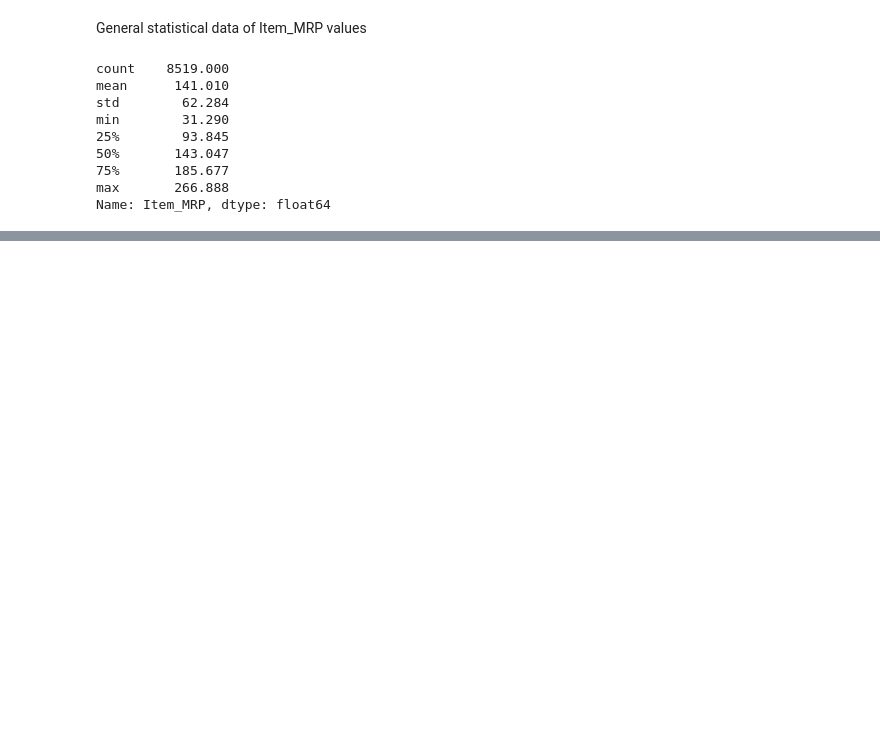
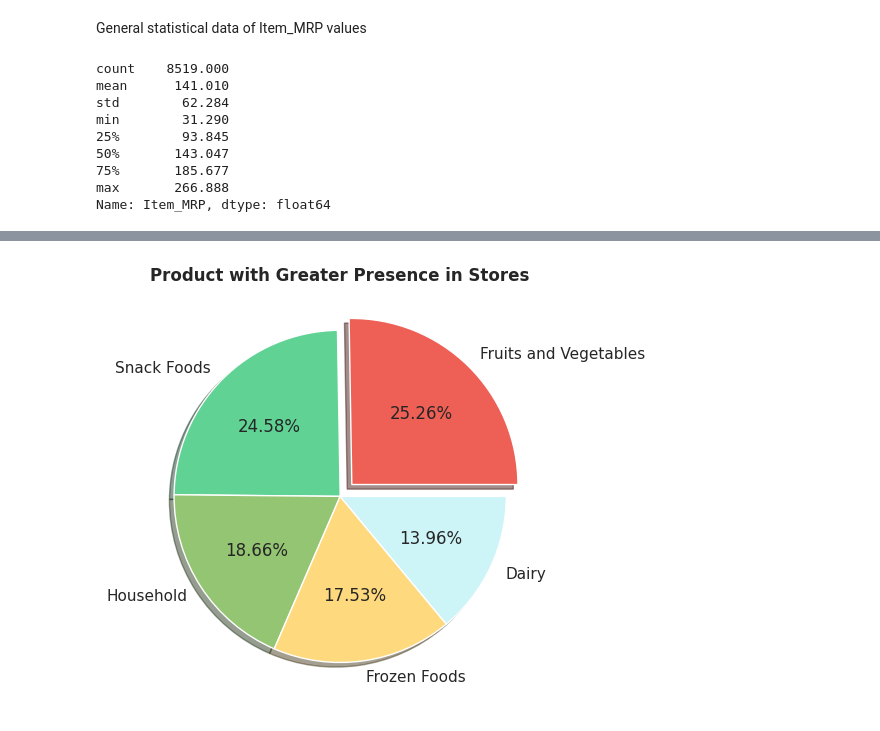
Before and after one commit to samantha-isaac/sales-predictions, a Jupyter notebook: salesPredictions.ipynb, the cells around one changed output, grey strips where cells are left out. Cells and saved outputs as stored; diff of their text form; code cells hidden in the pictures; blank space fills up the shorter version.

```diff
--- a/salesPredictions.ipynb
+++ b/salesPredictions.ipynb
@@ -351,0 +391,21 @@ Name: Item_MRP, dtype: float64
+# %%
+sns.set();
+
+etiquetas = filter_Item_Type_top5.index.tolist()
+colores = ["#EE6055","#60D394","#93C572","#FFD97D", '#CDF4F7']
+explotar = [0.1, 0, 0, 0, 0]
+
+fig1 = plt.figure(dpi=100)
+ax1 = fig1.add_subplot(1,1,1)
+
+ax1.pie(filter_Item_Type_top5,
+        labels = etiquetas,
+        autopct='%.2f%%',
+        colors = colores,
+        explode = explotar,
+        shadow = True
+        );
+
+ax1.set_title('Product with Greater Presence in Stores', fontweight='bold');
+# %% [output]
+[figure, added]
```
Also changed, not shown: parts of 17 cells of this notebook.
